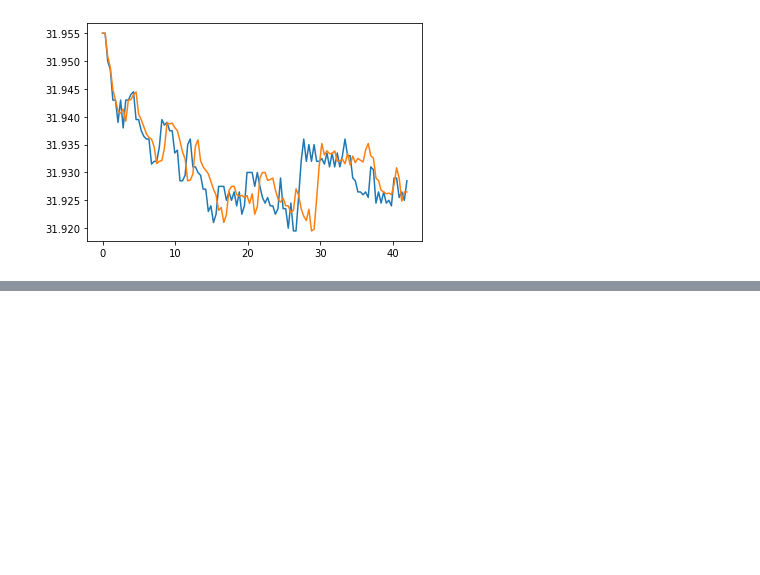
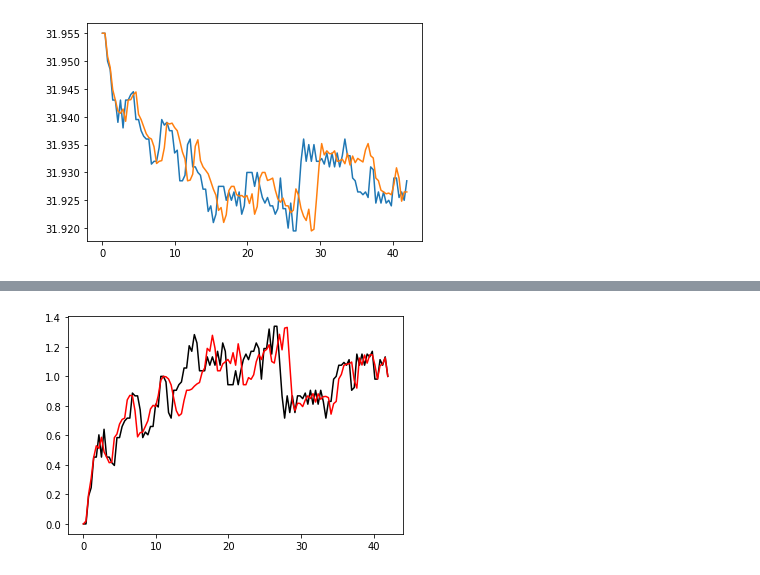
Before and after one commit to JacquelineJR/DataAugTime, a Jupyter notebook: Data Augmentation Methods.ipynb, the cells around one changed output, grey strips where cells are left out. Saved outputs shown, nothing was run; the diff lists cells and outputs as text; code cells hidden in the pictures; blank space fills up the shorter version.

```diff
--- a/Data Augmentation Methods.ipynb
+++ b/Data Augmentation Methods.ipynb
@@ -163,0 +160,6 @@ plt.show()
+# %%
+plt.plot(data.iloc[:, 3], data.iloc[:, 4], 'black')
+plt.plot(data.iloc[:, 3], nor(Wwdata[:, 1]), 'r')
+plt.show()
+# %% [output]
+[figure, added]
```
Also changed, not shown: parts of 9 cells of this notebook.
